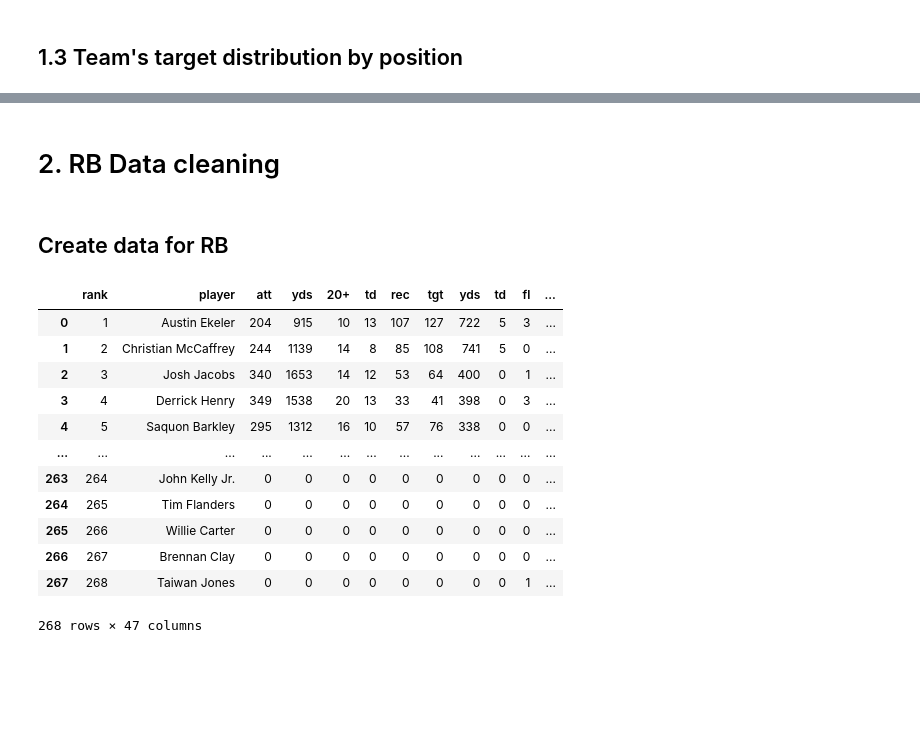
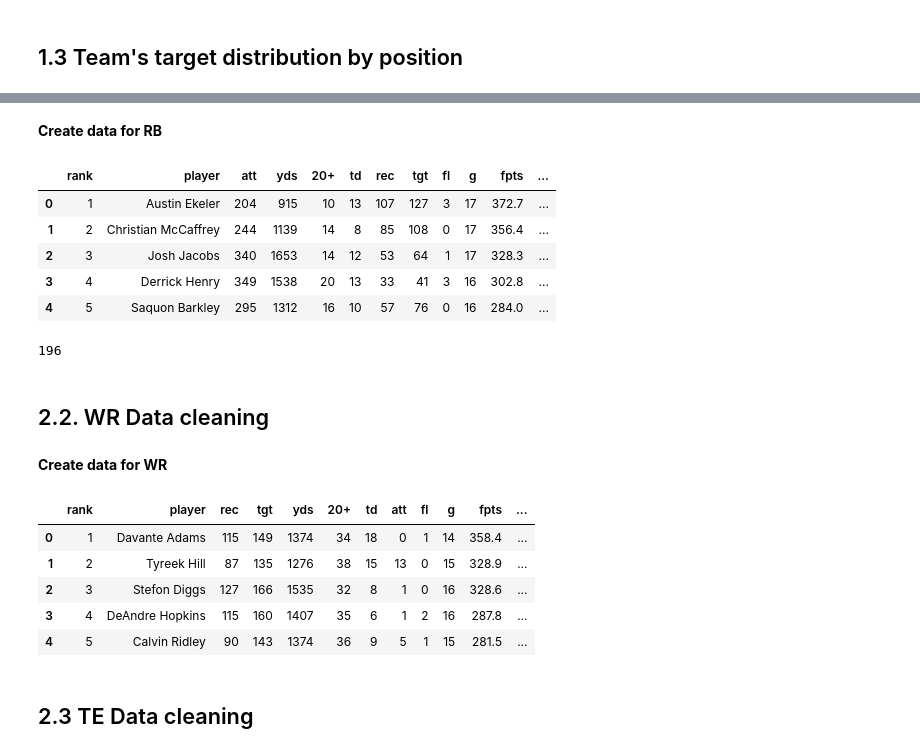
Before and after one commit to kevinmiguel97/Fantasy-Football-, a Jupyter notebook: Notebook.ipynb, the cells around one changed output, grey strips where cells are left out. Drawn from its saved outputs; the diff is of its cells as text; code cells hidden in the pictures; blank space fills up the shorter version.

```diff
--- a/Notebook.ipynb
+++ b/Notebook.ipynb
@@ -85,7 +85,7 @@ data_stats_20 = pull_data_stats(urls_20)
 data_stats_19 = pull_data_stats(urls_19)
 
 # Import 2018 data
-data_stats_19 = pull_data_stats(urls_19)
+data_stats_18 = pull_data_stats(urls_19)
 # %%
 data_stats_22['RB'].head(4)
 # %% [output]
@@ -197,0 +261,23 @@ df_target_dist_22.head(4)
+# %% [markdown]
+**Create data for RB**
+# %%
+# Create 2022 data
+df_rb_22 = create_data_rb(data_stats_22, data_stats_21, data_stats_20, data_snapcount_22, data_snapcount_21, data_snapcount_20,
+                          df_target_dist_22, df_target_dist_21, df_target_dist_20)
+
+# Create 2021 data
+df_rb_21 = create_data_rb(data_stats_21, data_stats_20, data_stats_19, data_snapcount_21, data_snapcount_20, data_snapcount_19,
+                          df_target_dist_21, df_target_dist_20, df_target_dist_19)
+
+# Create 2020 data
+df_rb_20 = create_data_rb(data_stats_20, data_stats_19, data_stats_18, data_snapcount_20, data_snapcount_19, data_snapcount_18,
+                          df_target_dist_20, df_target_dist_19, df_target_dist_18)
+
+df_rb_22.head()
+# %% [output]
+|  | rank | player | att | yds | 20+ | td | rec | tgt | fl | g | fpts | ... |
+| 0 | 1 | Austin Ekeler | 204 | 915 | 10 | 13 | 107 | 127 | 3 | 17 | 372.7 | ... |
+| 1 | 2 | Christian McCaffrey | 244 | 1139 | 14 | 8 | 85 | 108 | 0 | 17 | 356.4 | ... |
+| 2 | 3 | Josh Jacobs | 340 | 1653 | 14 | 12 | 53 | 64 | 1 | 17 | 328.3 | ... |
+| 3 | 4 | Derrick Henry | 349 | 1538 | 20 | 13 | 33 | 41 | 3 | 16 | 302.8 | ... |
+| 4 | 5 | Saquon Barkley | 295 | 1312 | 16 | 10 | 57 | 76 | 0 | 16 | 284.0 | ... |
@@ -198,3 +289,12 @@ df_target_dist_22.head(4)
+# %%
+df = df_rb_22
+
+df_teammates = df[df['player'] != 'Aaron Jones']
+df_teammates = df_teammates[df_teammates['team'] == 'GB']
+
+att_teammates = df_teammates['att'].sum()
+# %% [output]
+196
 # %% [markdown]
-# 2. RB Data cleaning
+## 2.2. WR Data cleaning
 # %%
@@ -249,2 +359,2 @@ def create_data_rb(stats_data, stats_data_1, stats_data_2, snap_data, snap_data_
 # %% [markdown]
-## Create data for RB
+**Create data for WR**
@@ -254,16 +361,23 @@ df_rb_22 = create_data_rb(data_stats_22, data_stats_21, data_stats_20, data_snap
-# %%
-df_rb_22
-# %% [output]
-|  | rank | player | att | yds | 20+ | td | rec | tgt | yds | td | fl | ... |
-| 0 | 1 | Austin Ekeler | 204 | 915 | 10 | 13 | 107 | 127 | 722 | 5 | 3 | ... |
-| 1 | 2 | Christian McCaffrey | 244 | 1139 | 14 | 8 | 85 | 108 | 741 | 5 | 0 | ... |
-| 2 | 3 | Josh Jacobs | 340 | 1653 | 14 | 12 | 53 | 64 | 400 | 0 | 1 | ... |
-| 3 | 4 | Derrick Henry | 349 | 1538 | 20 | 13 | 33 | 41 | 398 | 0 | 3 | ... |
-| 4 | 5 | Saquon Barkley | 295 | 1312 | 16 | 10 | 57 | 76 | 338 | 0 | 0 | ... |
-| ... | ... | ... | ... | ... | ... | ... | ... | ... | ... | ... | ... | ... |
-| 263 | 264 | John Kelly Jr. | 0 | 0 | 0 | 0 | 0 | 0 | 0 | 0 | 0 | ... |
-| 264 | 265 | Tim Flanders | 0 | 0 | 0 | 0 | 0 | 0 | 0 | 0 | 0 | ... |
-| 265 | 266 | Willie Carter | 0 | 0 | 0 | 0 | 0 | 0 | 0 | 0 | 0 | ... |
-| 266 | 267 | Brennan Clay | 0 | 0 | 0 | 0 | 0 | 0 | 0 | 0 | 0 | ... |
-| 267 | 268 | Taiwan Jones | 0 | 0 | 0 | 0 | 0 | 0 | 0 | 0 | 1 | ... |
-268 rows × 47 columns
+# %%
+# Create 2022 data
+df_wr_22 = create_data_wr(data_stats_22, data_stats_21, data_stats_20, data_snapcount_22, data_snapcount_21, data_snapcount_20,
+                          df_target_dist_22, df_target_dist_21, df_target_dist_20)
+
+# Create 2021 data
+df_wr_21 = create_data_wr(data_stats_21, data_stats_20, data_stats_19, data_snapcount_21, data_snapcount_20, data_snapcount_19,
+                          df_target_dist_21, df_target_dist_20, df_target_dist_19)
+
+# Create 2020 data
+df_wr_20 = create_data_wr(data_stats_20, data_stats_19, data_stats_18, data_snapcount_20, data_snapcount_19, data_snapcount_18,
+                          df_target_dist_20, df_target_dist_19, df_target_dist_18)
+
+df_wr_20.head()
+# %% [output]
+|  | rank | player | rec | tgt | yds | 20+ | td | att | fl | g | fpts | ... |
+| 0 | 1 | Davante Adams | 115 | 149 | 1374 | 34 | 18 | 0 | 1 | 14 | 358.4 | ... |
+| 1 | 2 | Tyreek Hill | 87 | 135 | 1276 | 38 | 15 | 13 | 0 | 15 | 328.9 | ... |
+| 2 | 3 | Stefon Diggs | 127 | 166 | 1535 | 32 | 8 | 1 | 0 | 16 | 328.6 | ... |
+| 3 | 4 | DeAndre Hopkins | 115 | 160 | 1407 | 35 | 6 | 1 | 2 | 16 | 287.8 | ... |
+| 4 | 5 | Calvin Ridley | 90 | 143 | 1374 | 36 | 9 | 5 | 1 | 15 | 281.5 | ... |
+# %% [markdown]
+## 2.3 TE Data cleaning
```
Also changed, not shown: parts of 13 cells of this notebook.
